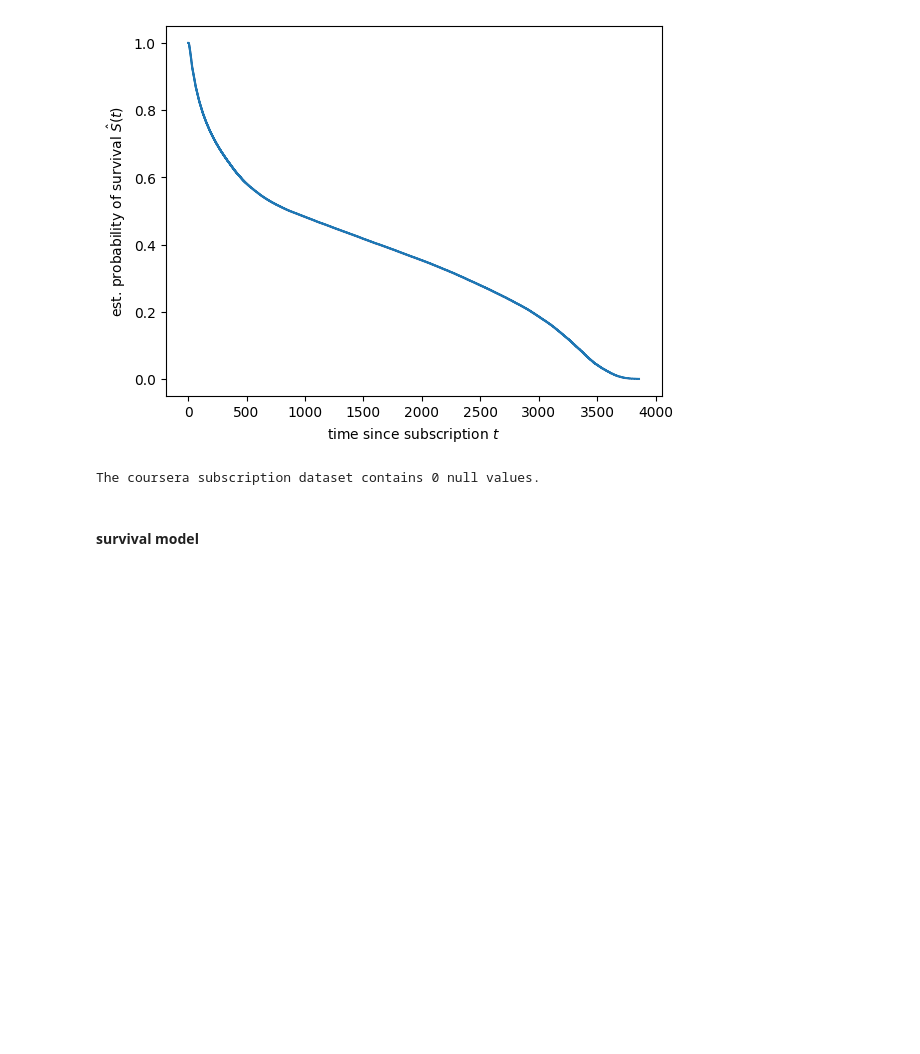
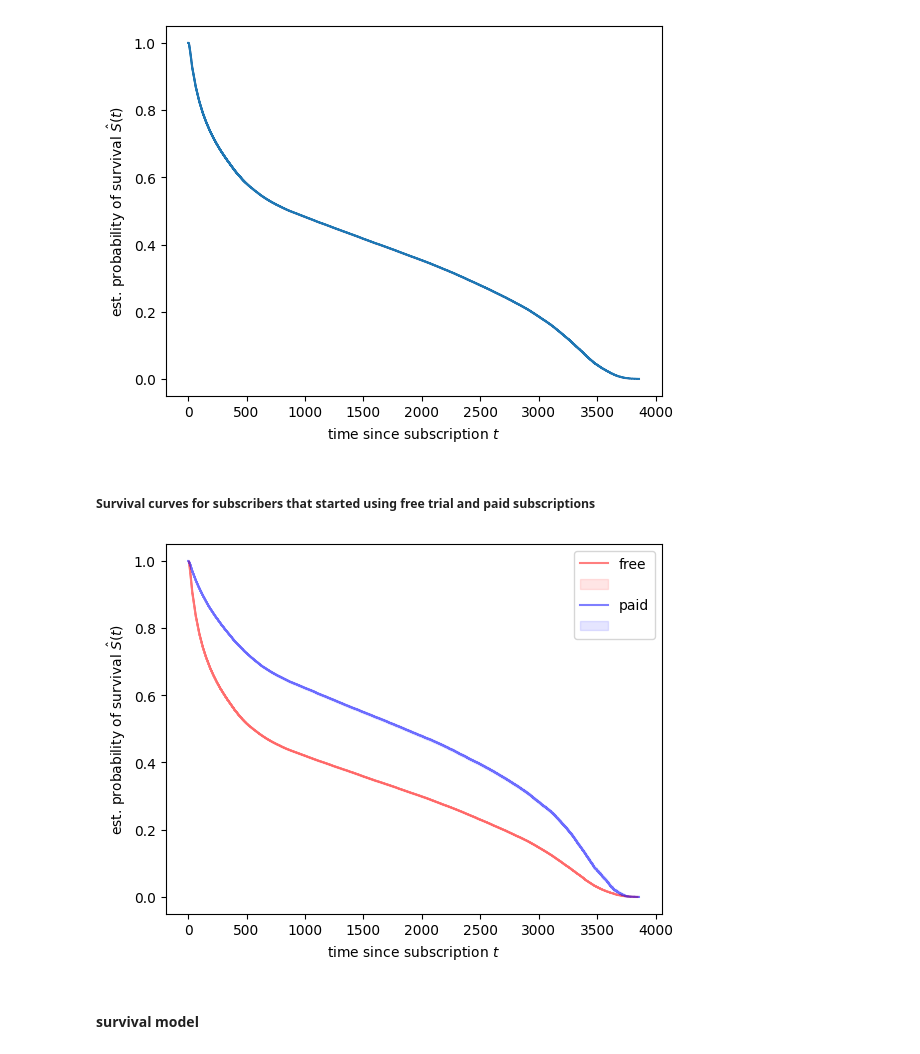
Before and after one commit to sariaslaso/retention_prediction, a Jupyter notebook: survival_analysis.ipynb, the cells around one changed output. Saved outputs shown, nothing was run; the diff lists cells and outputs as text; code cells hidden in the pictures; blank space fills up the shorter version.

Commit message:
survival curves free trial subscriptions

```diff
--- a/survival_analysis.ipynb
+++ b/survival_analysis.ipynb
@@ -183,11 +188,36 @@ plt.xlabel("time since subscription $t$")
 plt.show()
 # %% [output]
 [figure]
-# %%
-N_null = sum(dataset[features].isnull().sum())
-print("The coursera subscription dataset contains {} null values.".format(N_null))
-# %% [output]
-The coursera subscription dataset contains 0 null values.
+# %% [markdown]
+##### Survival curves for subscribers that started using free trial and paid subscriptions
+# %%
+# filter out the subscriptions that started as a free trial and explore the survival curves for both groups
+
+free_trial_dataset = dataset[dataset["is_subscription_started_with_free_trial"]]
+paid_subs_dataset = dataset[dataset["is_subscription_started_with_free_trial"] == False]
+
+free_time, free_survival_prob, free_conf_int = kaplan_meier_estimator(
+    free_trial_dataset[event_col].values.astype(bool), free_trial_dataset[time_col].values,
+    conf_type="log-log")
+
+paid_time, paid_survival_prob, paid_conf_int = kaplan_meier_estimator(
+    paid_subs_dataset[event_col].values.astype(bool), paid_subs_dataset[time_col].values,
+    conf_type="log-log")
+# %%
+plt.step(free_time, free_survival_prob, color = "red", alpha = 0.5)
+plt.fill_between(free_time, free_conf_int[0], free_conf_int[1], alpha=0.1, color = "red")
+
+plt.step(paid_time, paid_survival_prob, color = "blue", alpha = 0.5)
+plt.fill_between(paid_time, paid_conf_int[0], paid_conf_int[1], alpha=0.1, color = "blue")
+
+plt.ylabel("est. probability of survival $\hat{S}(t)$")
+plt.xlabel("time since subscription $t$")
+
+plt.legend(["free", "", "paid",""], loc = "best")
+
+plt.show()
+# %% [output]
+[figure, added]
 # %% [markdown]
 #### survival model
 # %%
```
Also changed, not shown: parts of 1 cell of this notebook.
